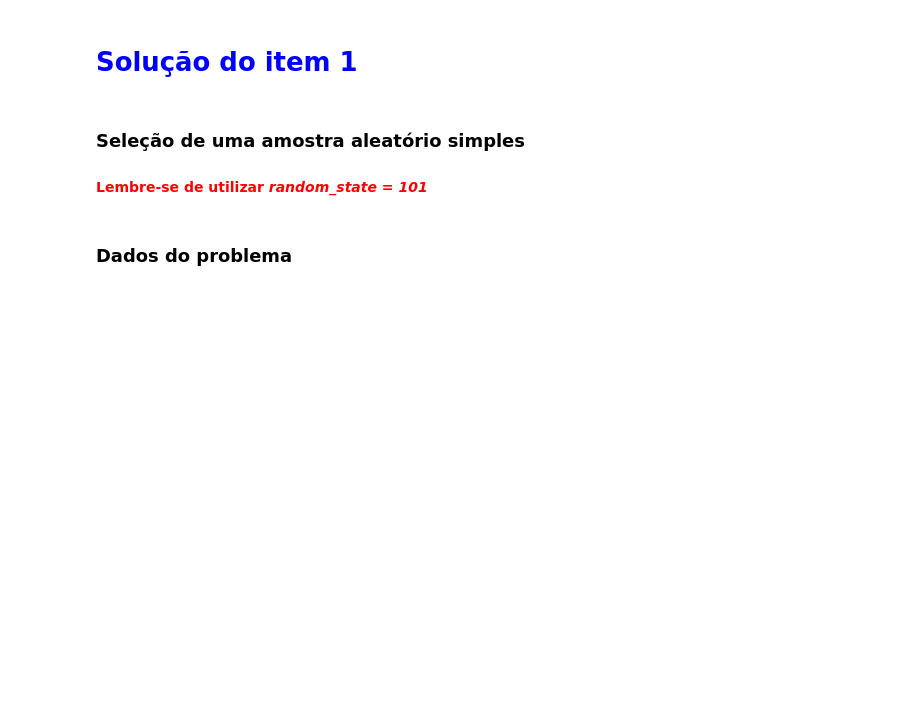
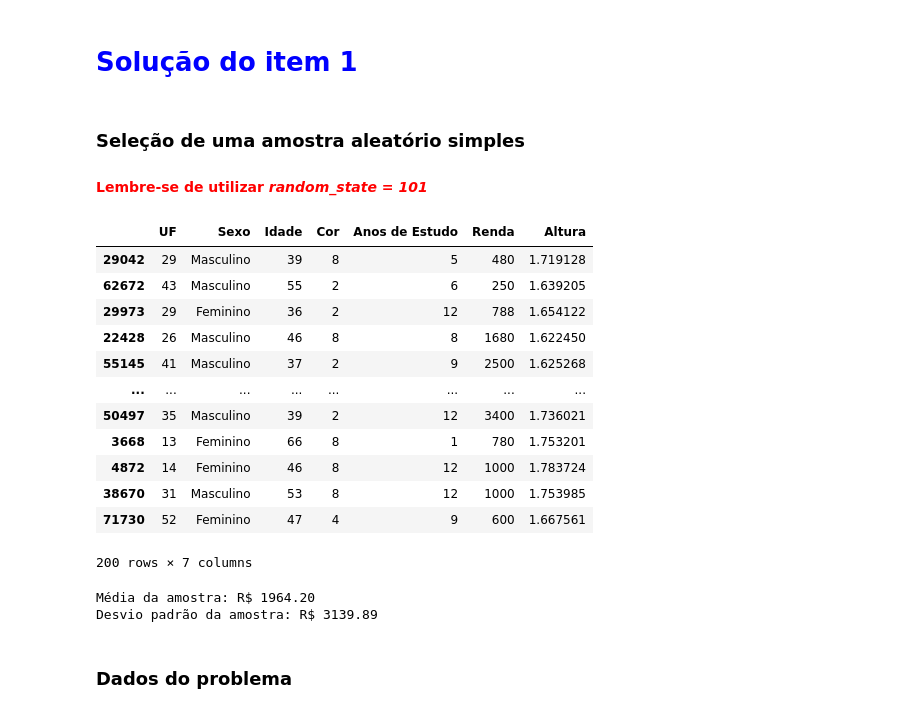
Before and after one commit to SergioCarmo-ro/Exercicios_Estimativas, a Jupyter notebook: Exercicios_Estimativas.ipynb, the cells around one changed output. Saved outputs shown, nothing was run; the diff lists cells and outputs as text; code cells hidden in the pictures; blank space fills up the shorter version.

```diff
--- a/Exercicios_Estimativas.ipynb
+++ b/Exercicios_Estimativas.ipynb
@@ -267,6 +267,32 @@ Em nossa experiência com estudos deste tipo, sabemos que o **custo médio por i
 ### Seleção de uma amostra aleatório simples
 
 #### <font color='red'>Lembre-se de utilizar *random_state = 101*</font>
+# %%
+amostra_aleatoria = dados.sample(n=200, random_state=101)
+display(amostra_aleatoria)
+# %% [output]
+|  | UF | Sexo | Idade | Cor | Anos de Estudo | Renda | Altura |
+| 29042 | 29 | Masculino | 39 | 8 | 5 | 480 | 1.719128 |
+| 62672 | 43 | Masculino | 55 | 2 | 6 | 250 | 1.639205 |
+| 29973 | 29 | Feminino | 36 | 2 | 12 | 788 | 1.654122 |
+| 22428 | 26 | Masculino | 46 | 8 | 8 | 1680 | 1.622450 |
+| 55145 | 41 | Masculino | 37 | 2 | 9 | 2500 | 1.625268 |
+| ... | ... | ... | ... | ... | ... | ... | ... |
+| 50497 | 35 | Masculino | 39 | 2 | 12 | 3400 | 1.736021 |
+| 3668 | 13 | Feminino | 66 | 8 | 1 | 780 | 1.753201 |
+| 4872 | 14 | Feminino | 46 | 8 | 12 | 1000 | 1.783724 |
+| 38670 | 31 | Masculino | 53 | 8 | 12 | 1000 | 1.753985 |
+| 71730 | 52 | Feminino | 47 | 4 | 9 | 600 | 1.667561 |
+200 rows × 7 columns
+# %%
+media_amostra = amostra_aleatoria['Renda'].mean()
+desvio_padrao_amostra = amostra_aleatoria['Renda'].std()
+
+print(f"Média da amostra: R$ {media_amostra:.2f}")
+print(f"Desvio padrão da amostra: R$ {desvio_padrao_amostra:.2f}")
+# %% [output]
+Média da amostra: R$ 1964.20
+Desvio padrão da amostra: R$ 3139.89
 # %% [markdown]
 ### Dados do problema
 # %% [markdown]
```
Also changed, not shown: parts of 31 cells of this notebook.
